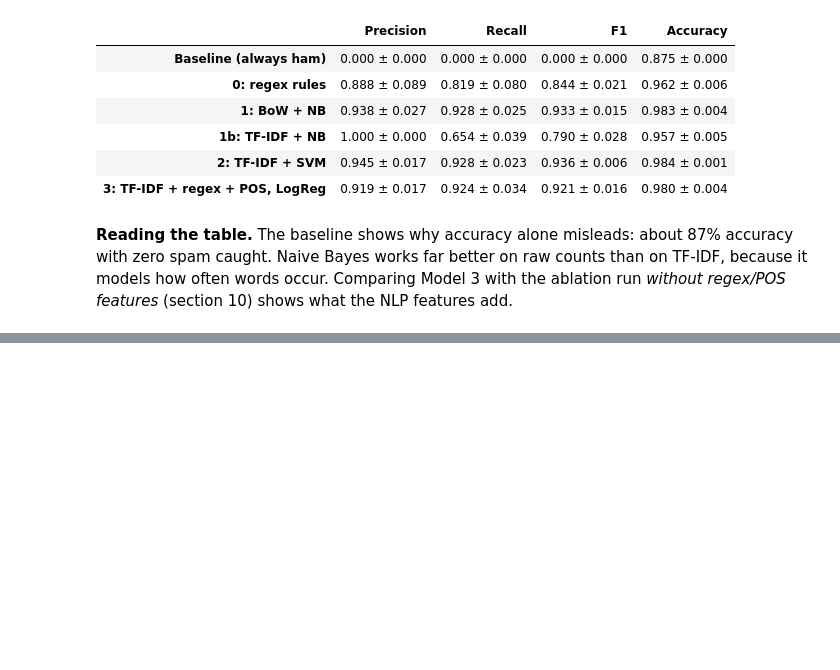
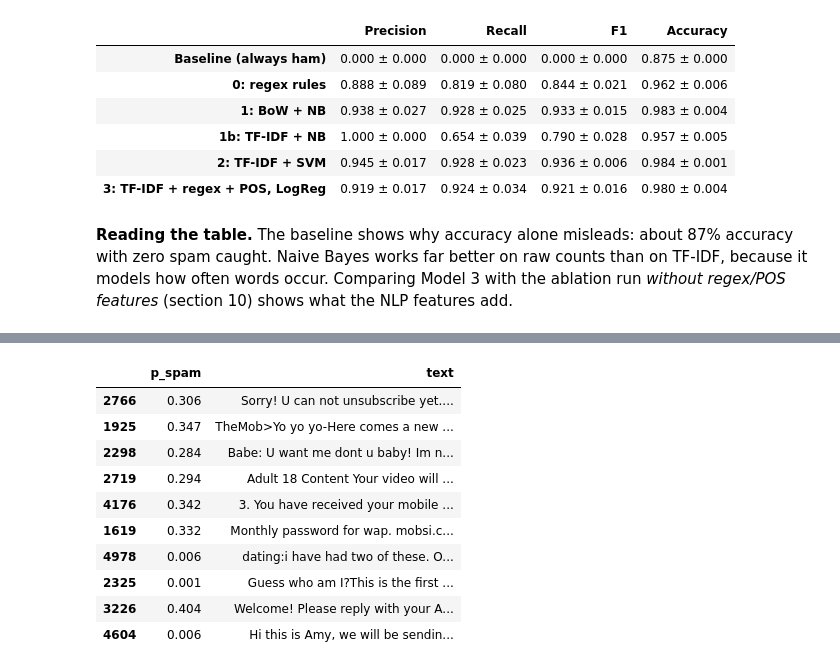
Before and after one commit to imadmurr/sms-spam-detector, a Jupyter notebook: sms_spam_detector.ipynb, the cells around one changed output, grey strips where cells are left out. Saved outputs shown, nothing was run; the diff lists cells and outputs as text; code cells hidden in the pictures; blank space fills up the shorter version.

```diff
--- a/sms_spam_detector.ipynb
+++ b/sms_spam_detector.ipynb
@@ -544,0 +669,7 @@ cv_results
+# %%
+final_model = models[M3]
+errors = test.assign(pred=test_preds[M3], p_spam=final_model.predict_proba(test)[:, 1].round(3))
+false_pos = errors[(errors["y"] == 0) & (errors["pred"] == 1)]
+false_neg = errors[(errors["y"] == 1) & (errors["pred"] == 0)]
+print(f"False positives: {len(false_pos)}, false negatives: {len(false_neg)}")
+false_pos[["p_spam", "text"]].head(10)
@@ -544,0 +681,14 @@ cv_results
+# %%
+false_neg[["p_spam", "text"]].head(10)
+# %% [output]
+|  | p_spam | text |
+| 2766 | 0.306 | Sorry! U can not unsubscribe yet.... |
+| 1925 | 0.347 | TheMob>Yo yo yo-Here comes a new ... |
+| 2298 | 0.284 | Babe: U want me dont u baby! Im n... |
+| 2719 | 0.294 | Adult 18 Content Your video will ... |
+| 4176 | 0.342 | 3. You have received your mobile ... |
+| 1619 | 0.332 | Monthly password for wap. mobsi.c... |
+| 4978 | 0.006 | dating:i have had two of these. O... |
+| 2325 | 0.001 | Guess who am I?This is the first ... |
+| 3226 | 0.404 | Welcome! Please reply with your A... |
+| 4604 | 0.006 | Hi this is Amy, we will be sendin... |
```
Also changed, not shown: parts of 15 cells of this notebook, 3 other files.
